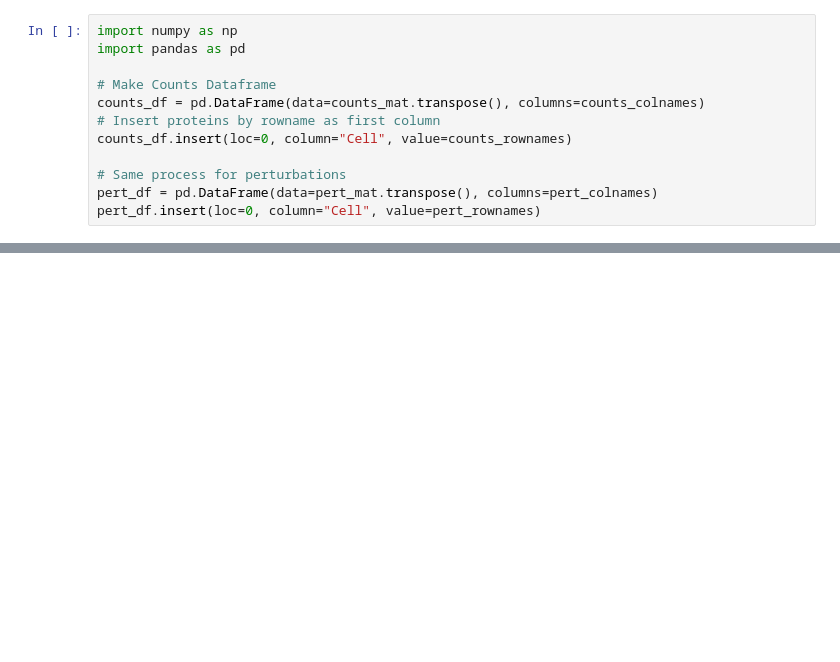
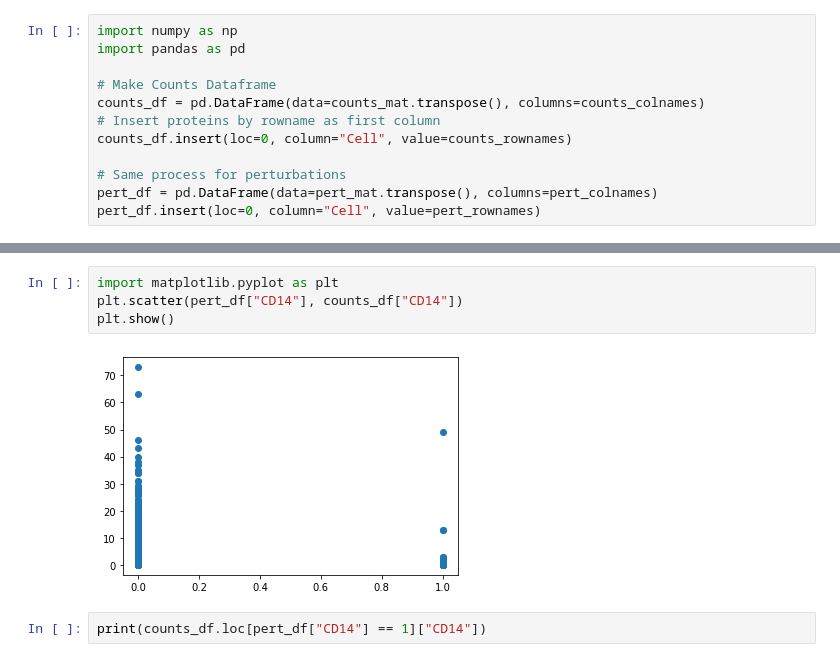
Before and after one commit to wregann/MA592_Project, a Jupyter notebook: MA592-Project.ipynb, the cells around one changed output, grey strips where cells are left out. Cells and saved outputs as stored; diff of their text form; blank space fills up the shorter version.

```diff
--- a/MA592-Project.ipynb
+++ b/MA592-Project.ipynb
@@ -67,0 +128,8 @@ counts_df
+# %%
+import matplotlib.pyplot as plt
+plt.scatter(pert_df["CD14"], counts_df["CD14"])
+plt.show()
+# %% [output]
+[figure, added]
+# %%
+print(counts_df.loc[pert_df["CD14"] == 1]["CD14"])
```
Also changed, not shown: parts of 14 cells of this notebook.
